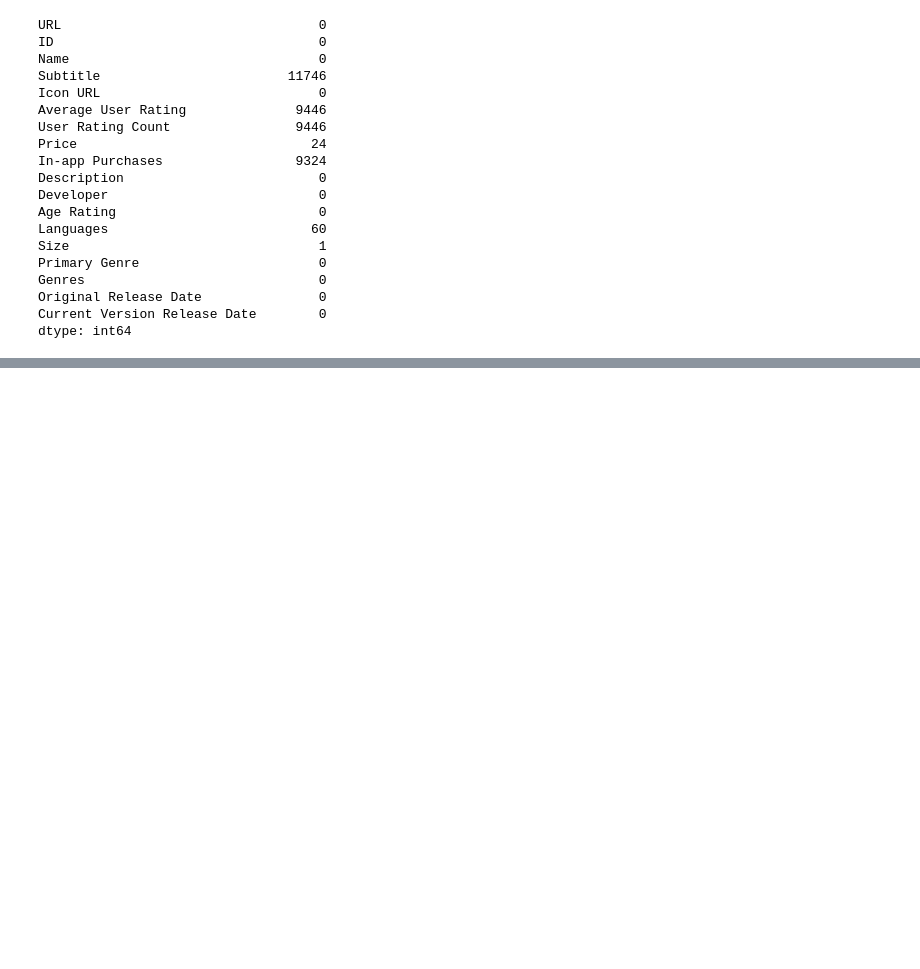
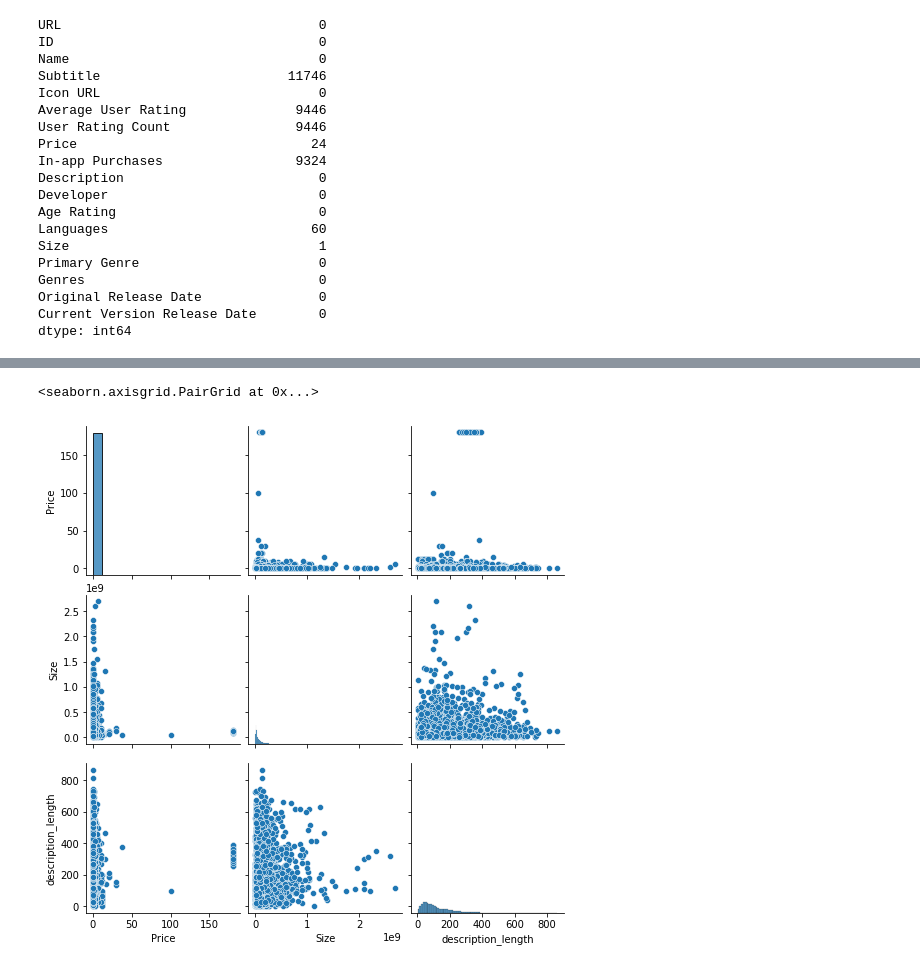
Before and after one commit to Mirmidion/PoC-Challenge2, a Jupyter notebook: YanickNotebook.ipynb, the cells around one changed output, grey strips where cells are left out. Saved outputs shown, nothing was run; the diff lists cells and outputs as text; code cells hidden in the pictures; blank space fills up the shorter version.

```diff
--- a/YanickNotebook.ipynb
+++ b/YanickNotebook.ipynb
@@ -100,0 +160,3 @@ sns.pairplot(data=data)
+# %%
+data_apps_zonder_rating['description_length'] = data_apps_zonder_rating['Description'].str.count(' ') + 1
+data_apps_zonder_rating.head()
@@ -100,0 +170,5 @@ sns.pairplot(data=data)
+# %%
+sns.pairplot(data=data_apps_zonder_rating)
+# %% [output]
+<seaborn.axisgrid.PairGrid at 0x...>
+[figure, added]
```
Also changed, not shown: parts of 9 cells of this notebook.
